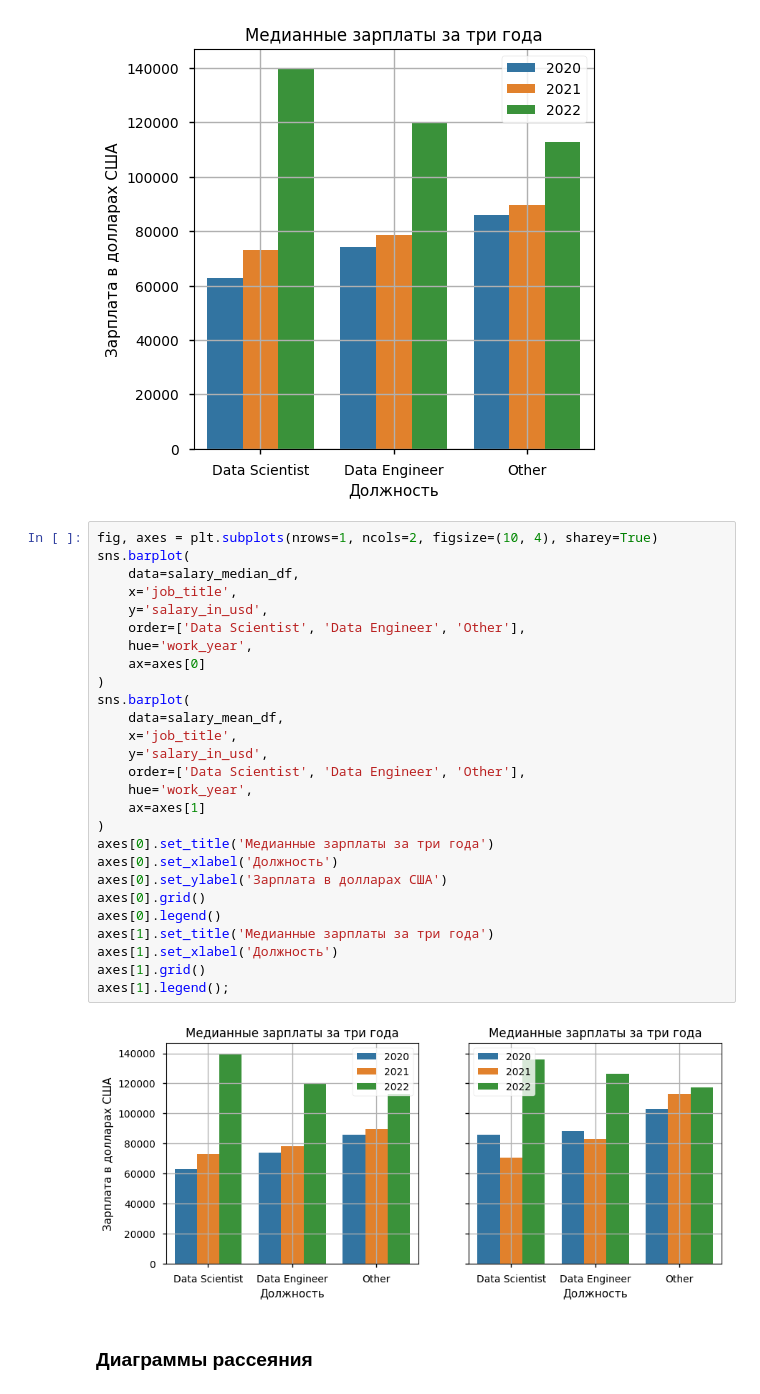
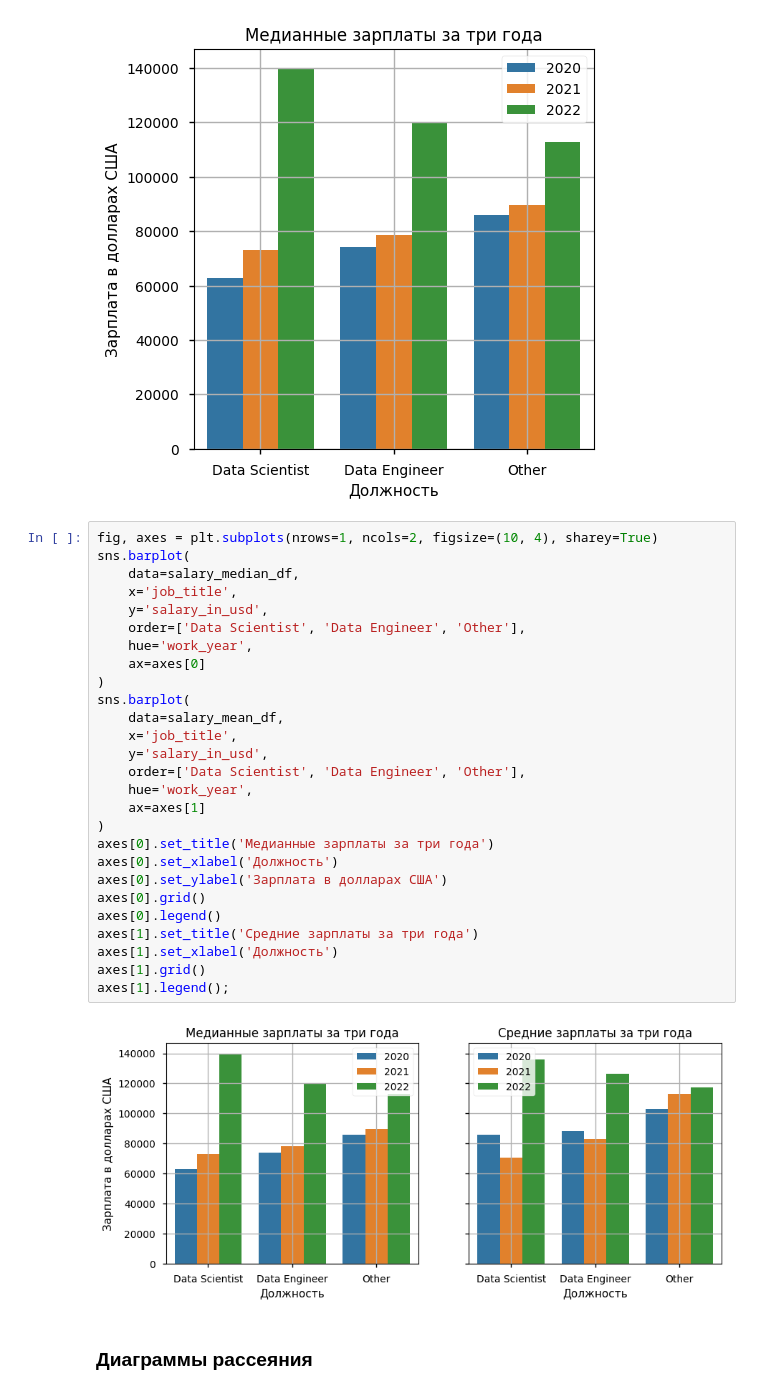
Before and after one commit to wildfielded/samples-ds, a Jupyter notebook: _Spurs/EDA_graph.ipynb, the cells around one changed output. Cells and saved outputs as stored; diff of their text form.

```diff
--- a/_Spurs/EDA_graph.ipynb
+++ b/_Spurs/EDA_graph.ipynb
@@ -254,32 +254,32 @@ axes.legend();
 # %%
 fig, axes = plt.subplots(nrows=1, ncols=2, figsize=(10, 4), sharey=True)
 sns.barplot(
     data=salary_median_df,
     x='job_title',
     y='salary_in_usd',
     order=['Data Scientist', 'Data Engineer', 'Other'],
     hue='work_year',
     ax=axes[0]
 )
 sns.barplot(
     data=salary_mean_df,
     x='job_title',
     y='salary_in_usd',
     order=['Data Scientist', 'Data Engineer', 'Other'],
     hue='work_year',
     ax=axes[1]
 )
 axes[0].set_title('Медианные зарплаты за три года')
 axes[0].set_xlabel('Должность')
 axes[0].set_ylabel('Зарплата в долларах США')
 axes[0].grid()
 axes[0].legend()
-axes[1].set_title('Медианные зарплаты за три года')
+axes[1].set_title('Средние зарплаты за три года')
 axes[1].set_xlabel('Должность')
 axes[1].grid()
 axes[1].legend();
 # %% [output]
-[figure, old version]
+[figure, new version]
 # %% [markdown]
 ### Диаграммы рассеяния ###
 # %%
```
